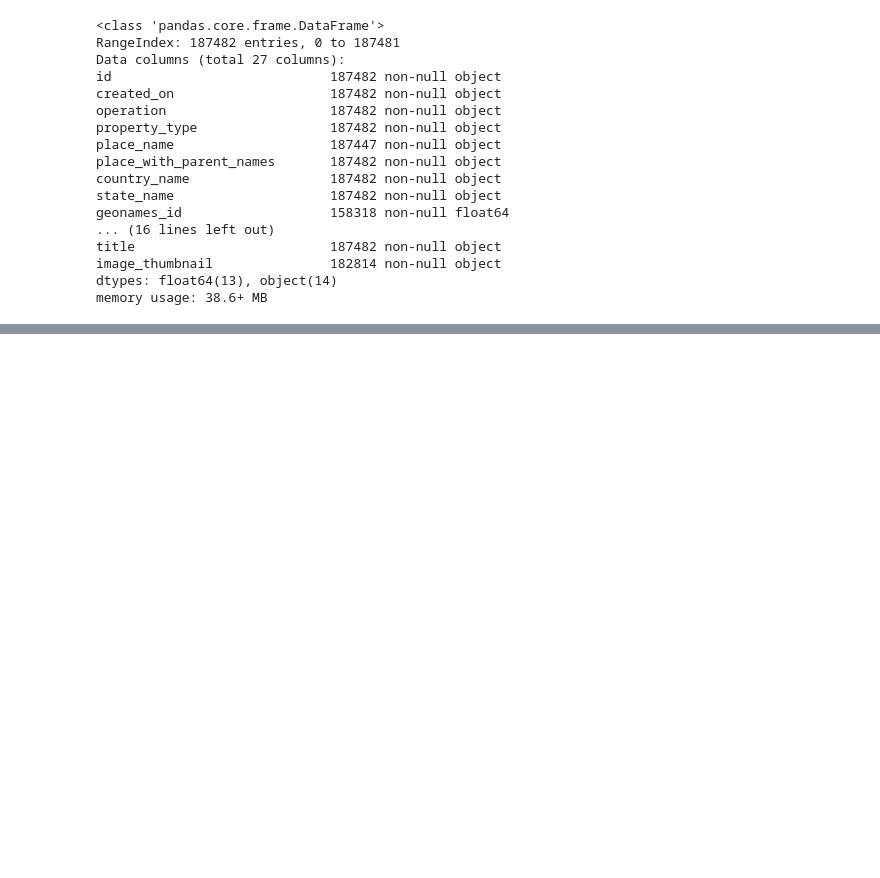
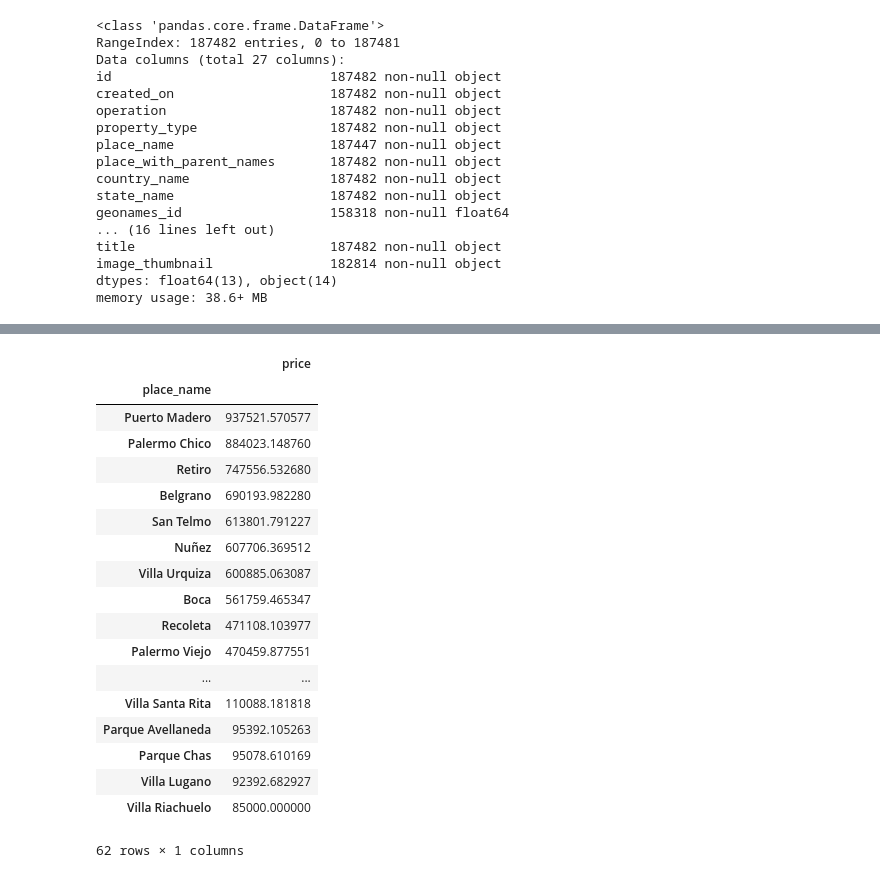
Before and after one commit to yussefomar/tp1OrganizacionComputador, a Jupyter notebook: ANALISIS+EXPLORATORIO+TP1.ipynb, the cells around one changed output, grey strips where cells are left out. Saved outputs shown, nothing was run; the diff lists cells and outputs as text; code cells hidden in the pictures; blank space fills up the shorter version.

```diff
--- a/ANALISIS+EXPLORATORIO+TP1.ipynb
+++ b/ANALISIS+EXPLORATORIO+TP1.ipynb
@@ -46 +135,27 @@ memory usage: 38.6+ MB
+# %%
+# apartamentos más caros de cap. fed.
+pro_deptos = prop_baires.loc[prop_baires['property_type'] == 'apartment', :]
+deptos_mayor_prom_pre_capfed = pro_deptos.loc[pro_deptos['state_name'] == "Capital Federal", :]\
+[col_zonas_precio].groupby('place_name').agg({'price':'mean'}).sort_values(by='price',ascending=False)
+deptos_mayor_prom_pre_capfed
+# %% [output]
+|  | price |
+| place_name |  |
+| Puerto Madero | 937521.570577 |
+| Palermo Chico | 884023.148760 |
+| Retiro | 747556.532680 |
+| Belgrano | 690193.982280 |
+| San Telmo | 613801.791227 |
+| Nuñez | 607706.369512 |
+| Villa Urquiza | 600885.063087 |
+| Boca | 561759.465347 |
+| Recoleta | 471108.103977 |
+| Palermo Viejo | 470459.877551 |
+| ... | ... |
+| Villa Santa Rita | 110088.181818 |
+| Parque Avellaneda | 95392.105263 |
+| Parque Chas | 95078.610169 |
+| Villa Lugano | 92392.682927 |
+| Villa Riachuelo | 85000.000000 |
+62 rows × 1 columns
 # %%
```
Also changed, not shown: parts of 19 cells of this notebook.
